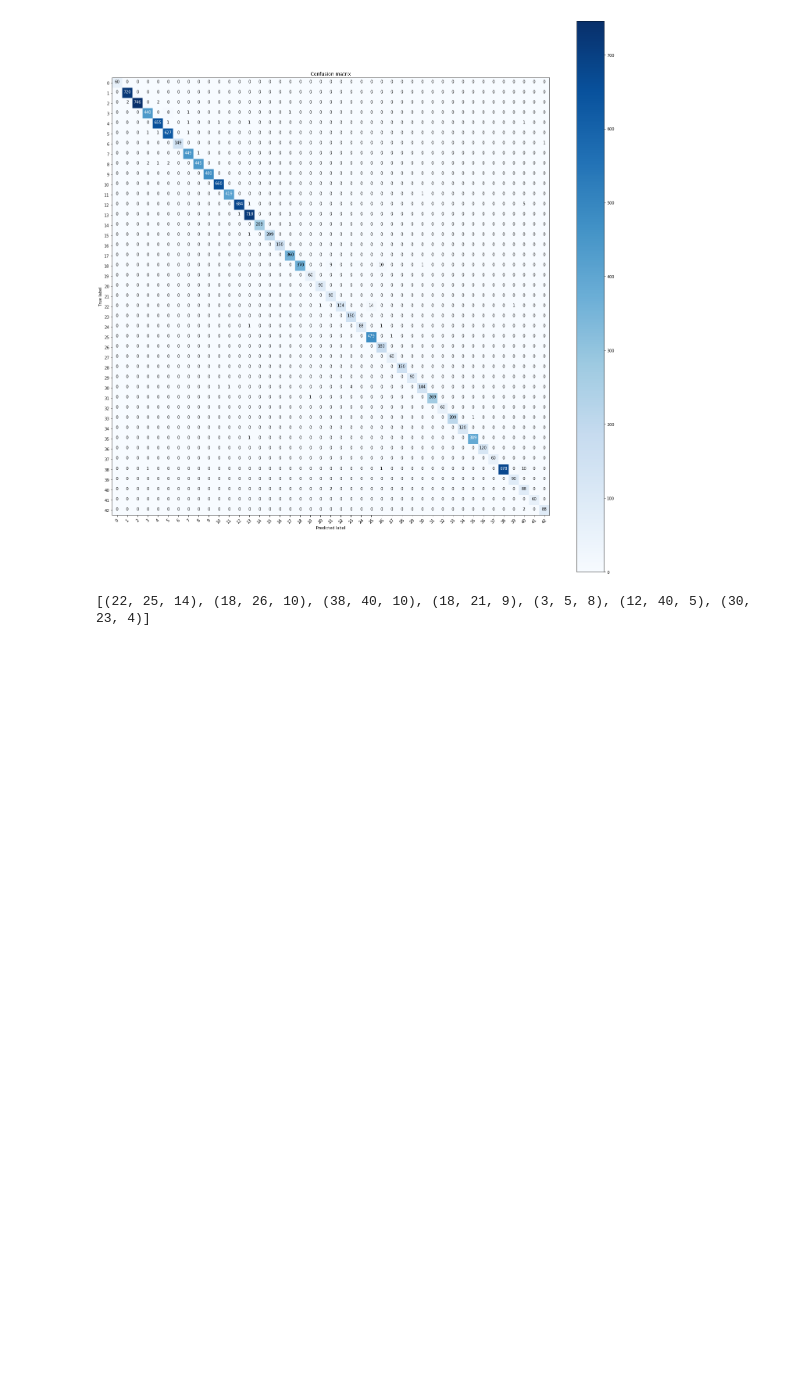
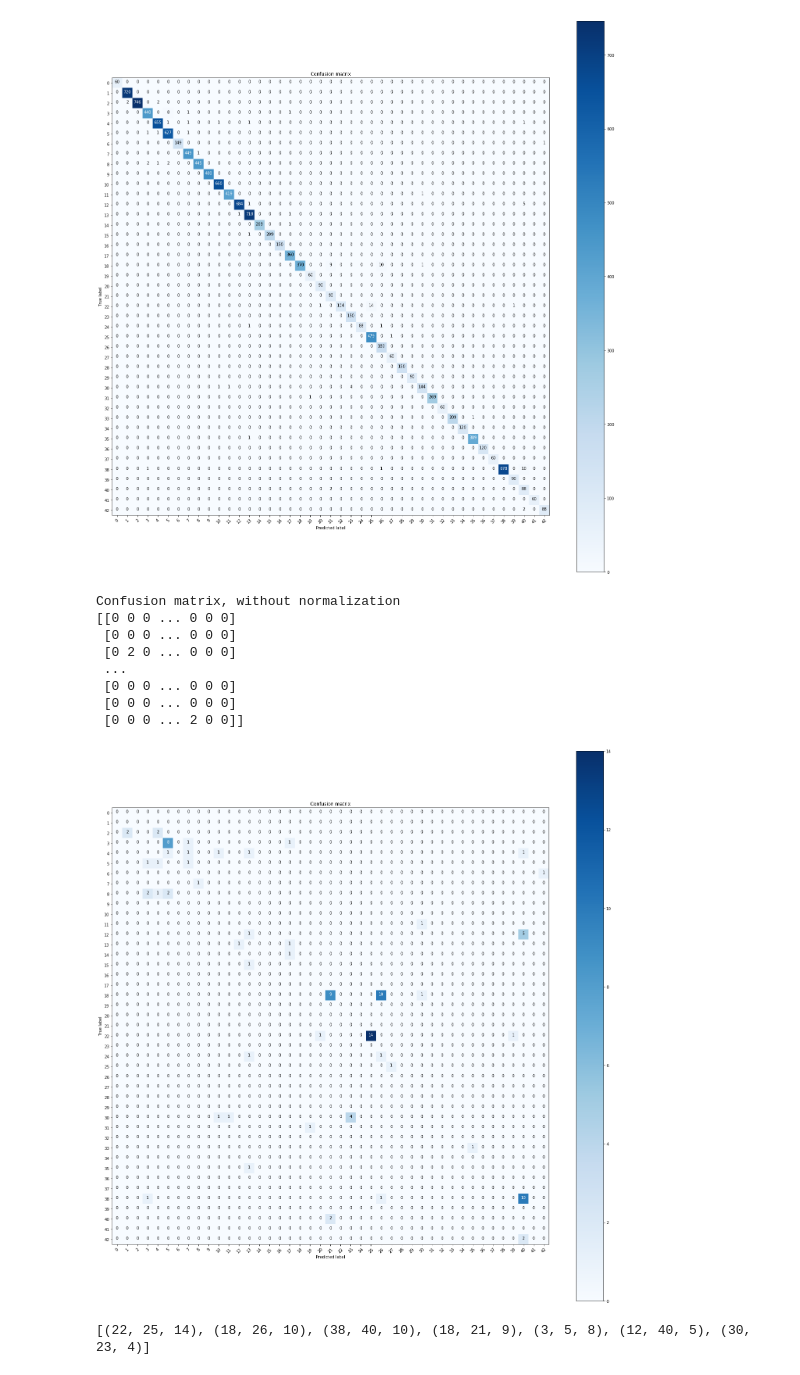
Before and after one commit to j99nowicki/ml_road_signs, a Jupyter notebook: 6 Inference on cpu.ipynb, the cells around one changed output. Saved outputs shown, nothing was run; the diff lists cells and outputs as text; code cells hidden in the pictures; blank space fills up the shorter version.

```diff
--- a/6 Inference on cpu.ipynb
+++ b/6 Inference on cpu.ipynb
@@ -86,8 +84,7 @@ def to_device(x, y):
 # define dataloader parameters
 batch_size = 64
 num_workers_test = 4
-normalize = transforms.Normalize(mean=[0.485, 0.456, 0.406],
-                                 std=[0.229, 0.224, 0.225])
+
 normalize = transforms.Normalize(mean=[0.5],
                                  std=[0.5])
 
@@ -193,7 +190,7 @@ BaselineNet(
   (dropout): Dropout(p=0.5, inplace=False)
 )
 # %%
-model.load_state_dict(torch.load('./model-99-177/model.pre-trained_5'))
+model.load_state_dict(torch.load('./model/model.pre-trained_5', map_location=torch.device('cpu')))
 # %% [output]
 <All keys matched successfully>
 # %%
@@ -300,6 +297,19 @@ Confusion matrix, without normalization
  [  0   0   0 ...   0  60   0]
  [  0   0   0 ...   2   0  88]]
 [figure]
+# %%
+np.fill_diagonal(conf_matrix, 0)
+plot_confusion_matrix(conf_matrix, range(43), zero_diagonal=False)
+# %% [output]
+Confusion matrix, without normalization
+[[0 0 0 ... 0 0 0]
+ [0 0 0 ... 0 0 0]
+ [0 2 0 ... 0 0 0]
+ ...
+ [0 0 0 ... 0 0 0]
+ [0 0 0 ... 0 0 0]
+ [0 0 0 ... 2 0 0]]
+[figure, added]
 # %%
 def take_third(elem):
     return elem[2]
```
Also changed, not shown: parts of 7 cells of this notebook.
